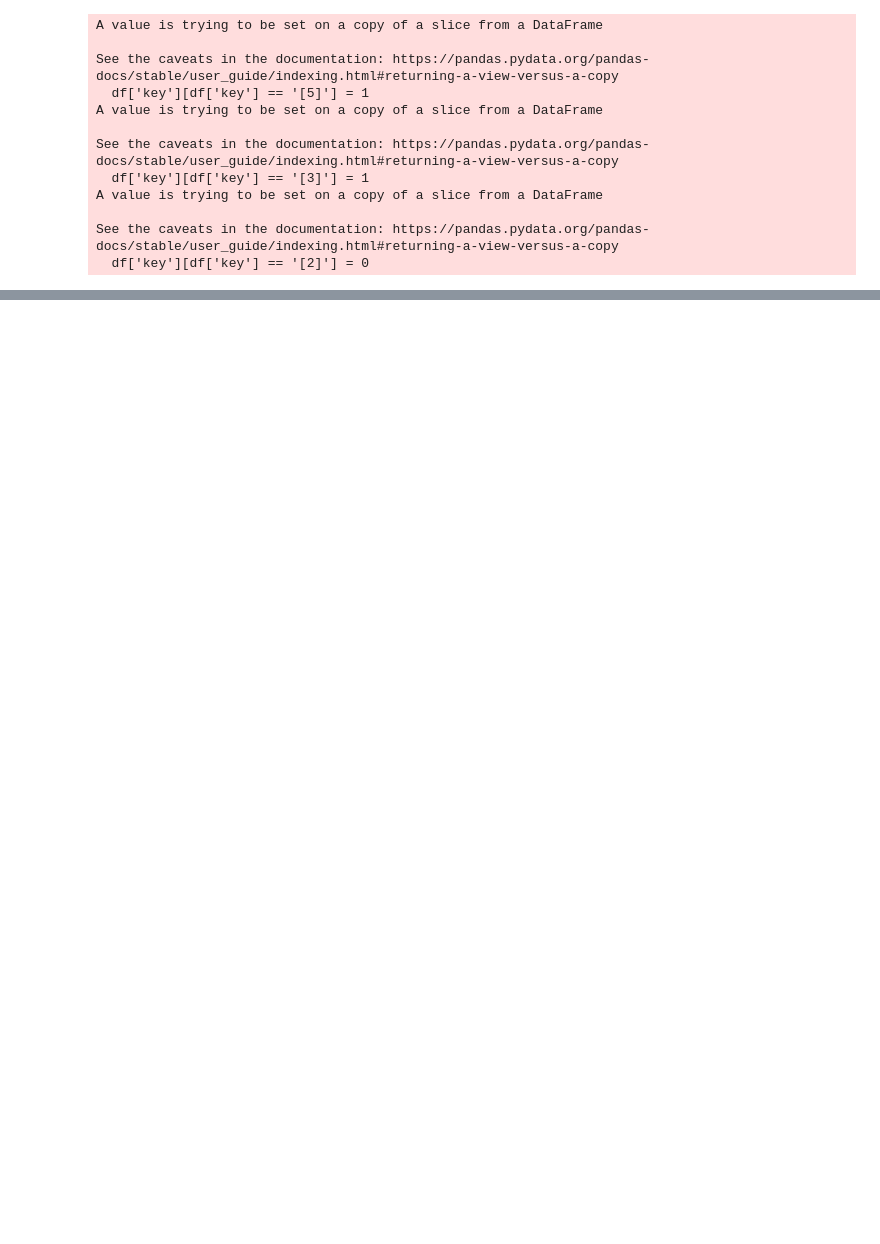
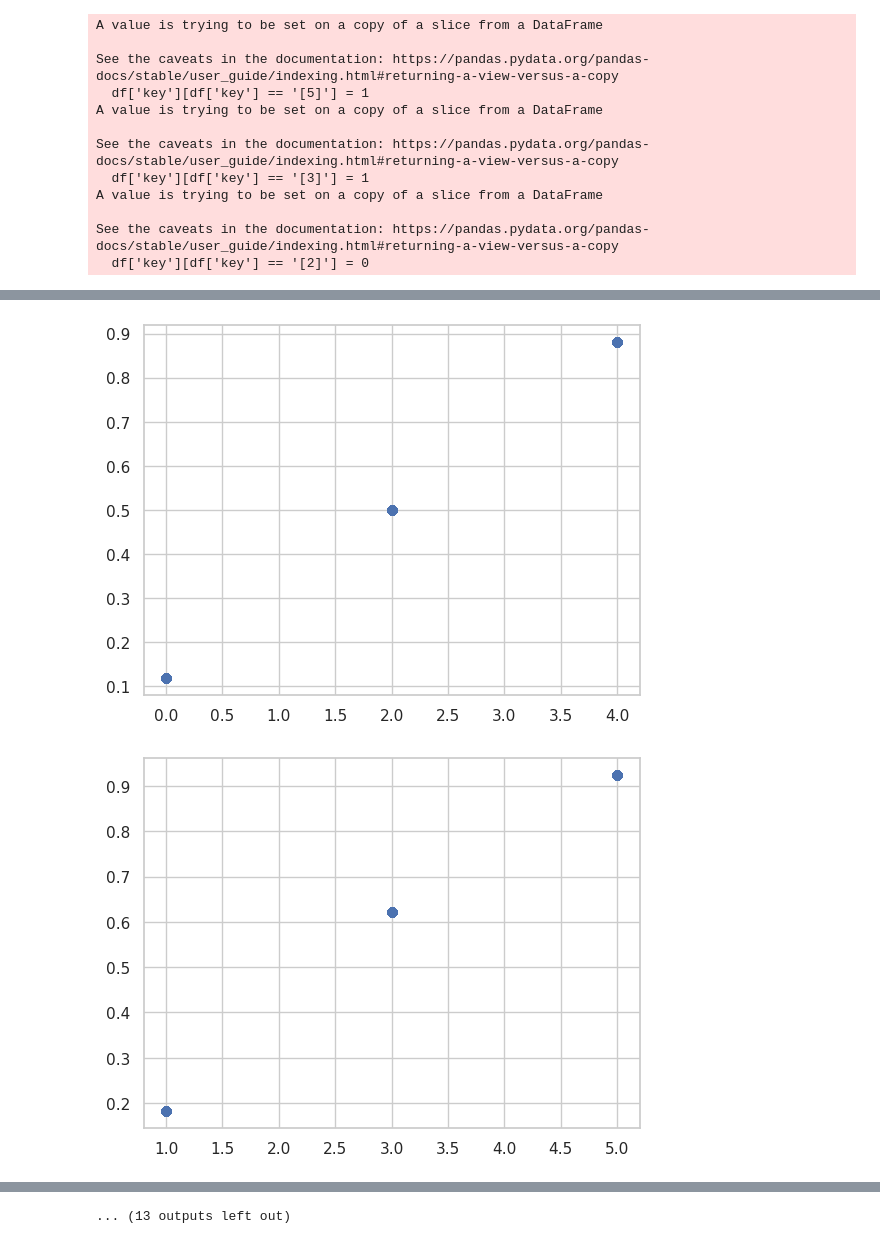
Before and after one commit to jennyqsun/evidence-chain, a Jupyter notebook: analysis/roc_integrate_to_response.ipynb, the cells around one changed output, grey strips where cells are left out. Drawn from its saved outputs; the diff is of its cells as text; code cells hidden in the pictures; blank space fills up the shorter version.

Commit message:
random walk model

```diff
--- a/analysis/roc_integrate_to_response.ipynb
+++ b/analysis/roc_integrate_to_response.ipynb
@@ -139,15 +105,0 @@ x_test_evidence = get_abs_evidence(x_test)[:,-1]
-# %%
-# plot roc
-
-
-y_pred_prob_train = sigmoid(x_train_evidence)
-
-
-y_pred_prob_test = sigmoid(x_test_evidence)
-
-fpr_train, tpr_train, _ = metrics.roc_curve(y_train, y_pred_prob_train)
-fpr_test, tpr_test, _ = metrics.roc_curve(y_test, y_pred_prob_test)
-auc_train = metrics.auc(fpr_train, tpr_train)
-auc_test = metrics.auc(fpr_test, tpr_test)
-print(auc_train)
-print(auc_test)
@@ -177,0 +106,52 @@ plt.show()
+# %%
+    dataset, dataset_resp = make_dataset(6, count, chain_matrix)
+# %%
+# set which sample
+TRUE_N = []
+TOTAL_N = []
+FPR_TRAIN =[]
+FPR_TEST =[]
+TPR_TRAIN=[]
+TPR_TEST=[]
+AUC_TRAIN =[]
+AUC_TEST =[]
+POSITION_OF_SAMPLES=[]
+N_TRAIN =[]
+N_TEST = []
+
+sigmoid_param =[1, 0]
+for number_of_samples in np.arange(4,29):
+    dataset, dataset_resp = make_dataset(number_of_samples, count, chain_matrix)
+    TRUE_N.append(dataset_resp.sum())
+    TOTAL_N.append(len(dataset))
+    x_train, x_test, y_train, y_test = train_test_split(
+        dataset, dataset_resp, test_size=0.3, random_state=2024
+    )
+    N_TRAIN.append(len(x_train))
+    N_TEST.append(len(x_test))
+    # integrate evidence
+    x_train_evidence = get_abs_evidence(x_train)[:,-1]
+    x_test_evidence = get_abs_evidence(x_test)[:,-1]
+
+    # predict prob
+    y_pred_prob_train = sigmoid(x_train_evidence,alpha=sigmoid_param[0],beta=number_of_samples/2)
+    y_pred_prob_test = sigmoid(x_test_evidence,alpha=sigmoid_param[0],beta=number_of_samples/2)
+
+    # plot ROC
+
+    fpr_train, tpr_train, thresh = metrics.roc_curve(y_train, y_pred_prob_train)
+    fpr_test, tpr_test, thresh = metrics.roc_curve(y_test, y_pred_prob_test)
+    auc_train = metrics.auc(fpr_train, tpr_train)
+    auc_test = metrics.auc(fpr_test, tpr_test)
+    FPR_TRAIN.append(fpr_train)
+    FPR_TEST.append(fpr_test)
+    TPR_TRAIN.append(tpr_train)
+    TPR_TEST.append(tpr_test)
+    AUC_TRAIN.append(auc_train)
+    AUC_TEST.append(auc_test)
+    POSITION_OF_SAMPLES.append(number_of_samples)
+    plt.scatter(x_train_evidence,y_pred_prob_train)
+    plt.show()
+# %% [output]
+[figure, added]
+[figure, added]
@@ -177,0 +168 @@ plt.show()
+... (13 outputs left out)
```
Also changed, not shown: parts of 25 cells of this notebook, 3 other files.
